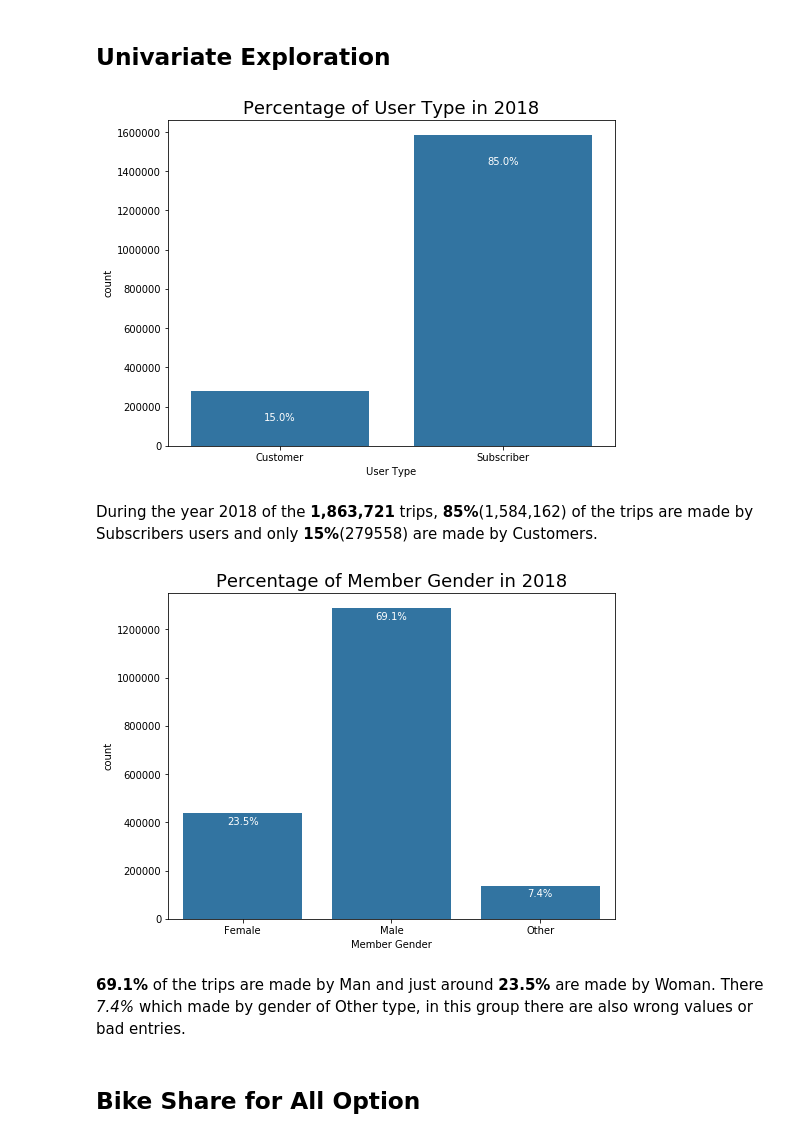
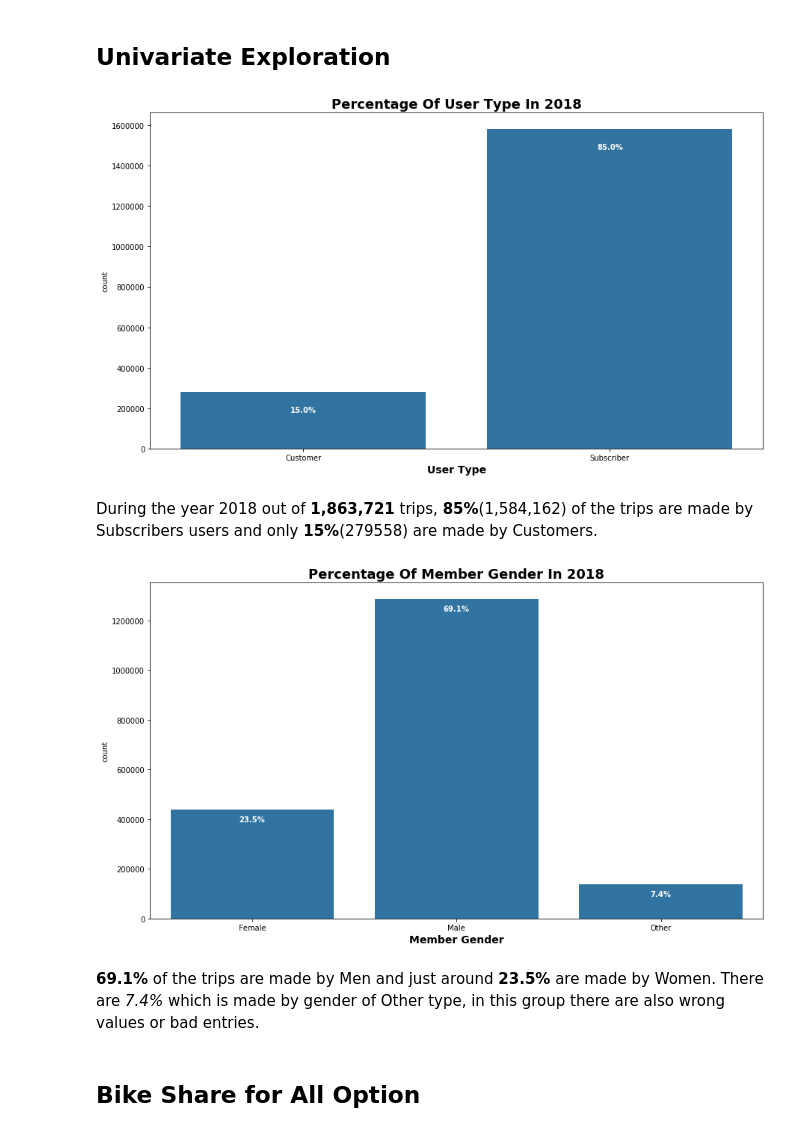
Before and after one commit to furawa/Data_Analyst_Udacity_Projects, a Jupyter notebook: 05_Communicate_Data/slide_deck_template.ipynb, the cells around one changed output. Cells and saved outputs as stored; diff of their text form; code cells hidden in the pictures.

Commit message:
refactor: Improve the rendering of plots

```diff
--- a/05_Communicate_Data/slide_deck_template.ipynb
+++ b/05_Communicate_Data/slide_deck_template.ipynb
@@ -146,8 +32,3 @@ Now that we have all the files we can read them and join them together in a uniq
-# %%
-# Select all the files in the csv_folder and store them in a list
-list_files = glob.glob(csv_folder+'/*.csv')
-# Read all the files of the list and put them all in one unique file
-baywheels_data = pd.concat(map(pd.read_csv, list_files))
 # %%
 print(baywheels_data.shape)
 print(baywheels_data.dtypes)
@@ -246,32 +128,32 @@ than customers, we can expect that young people have many trips than old people.
 ## Univariate Exploration
 # %%
 # Create the plot of the user type
-plt.figure(figsize = [8,6])
+plt.figure(figsize=[14.70, 8.27])
 base_color = sb.color_palette()[0]
 sb.countplot(data = baywheels_data, x = 'user_type', color = base_color)
-plt.xlabel('User Type')
-plt.title('Percentage of User Type in 2018', size = 18);
+plt.xlabel('User Type'.title(), fontsize = 14, weight = 'bold')
+plt.title('Percentage of User Type in 2018'.title(), fontsize = 18, weight = 'bold');
 
 # add annotations
 n_points = baywheels_data.shape[0]
 cat_counts = baywheels_data.user_type.value_counts()
 locs, labels = plt.xticks()
 
 # loop through each pair of location and label
 for loc, label in zip(locs, labels):
     count = cat_counts[label.get_text()]
     pct_string = '{:0.1f}%'.format(100*count/n_points)
-    plt.text(loc, count-150000, pct_string, ha = 'center', color = 'w')
+    plt.text(loc, count-100000, pct_string, ha = 'center', color = 'w', weight = 'bold')
 # %% [output]
-[figure, old version]
+[figure, new version]
 # %% [markdown]
-During the year 2018 of the **1,863,721** trips, **85%**(1,584,162) of the trips are made by Subscribers users and only **15%**(279558) are made by Customers.
+During the year 2018 out of **1,863,721** trips, **85%**(1,584,162) of the trips are made by Subscribers users and only **15%**(279558) are made by Customers.
 # %%
 # Plot Member gender
-plt.figure(figsize = [8,6])
+plt.figure(figsize=[14.70, 8.27])
 sb.countplot(data = baywheels_data, x = 'member_gender', color = base_color)
-plt.xlabel('Member Gender')
-plt.title('Percentage of Member Gender in 2018', size = 18)
+plt.xlabel('Member Gender'.title(), fontsize = 14, weight = 'bold')
+plt.title('Percentage of Member Gender in 2018'.title(), fontsize = 18, weight = 'bold' )
 # add annotations
 gender_points = baywheels_data.shape[0]
 gender_counts = baywheels_data.member_gender.value_counts()
@@ -281,11 +163,11 @@ gender_locs, gender_labels = plt.xticks()
 for loc, label in zip(gender_locs, gender_labels):
     count = gender_counts[label.get_text()]
     pct_string = '{:0.1f}%'.format(100*count/gender_points)
-    plt.text(loc, count-45000, pct_string, ha = 'center', color = 'w')
+    plt.text(loc, count-48000, pct_string, ha = 'center', color = 'w', weight = 'bold')
 # %% [output]
-[figure, old version]
+[figure, new version]
 # %% [markdown]
-**69.1%** of the trips are made by Man and just around **23.5%** are made by Woman. There *7.4%* which made by gender of Other type, in this group there are also wrong values or bad entries.
+**69.1%** of the trips are made by Men and just around **23.5%** are made by Women. There are *7.4%* which is made by gender of Other type, in this group there are also wrong values or bad entries.
 # %% [markdown]
 ## Bike Share for All Option
 # %%
```
Also changed, not shown: parts of 38 cells of this notebook.
